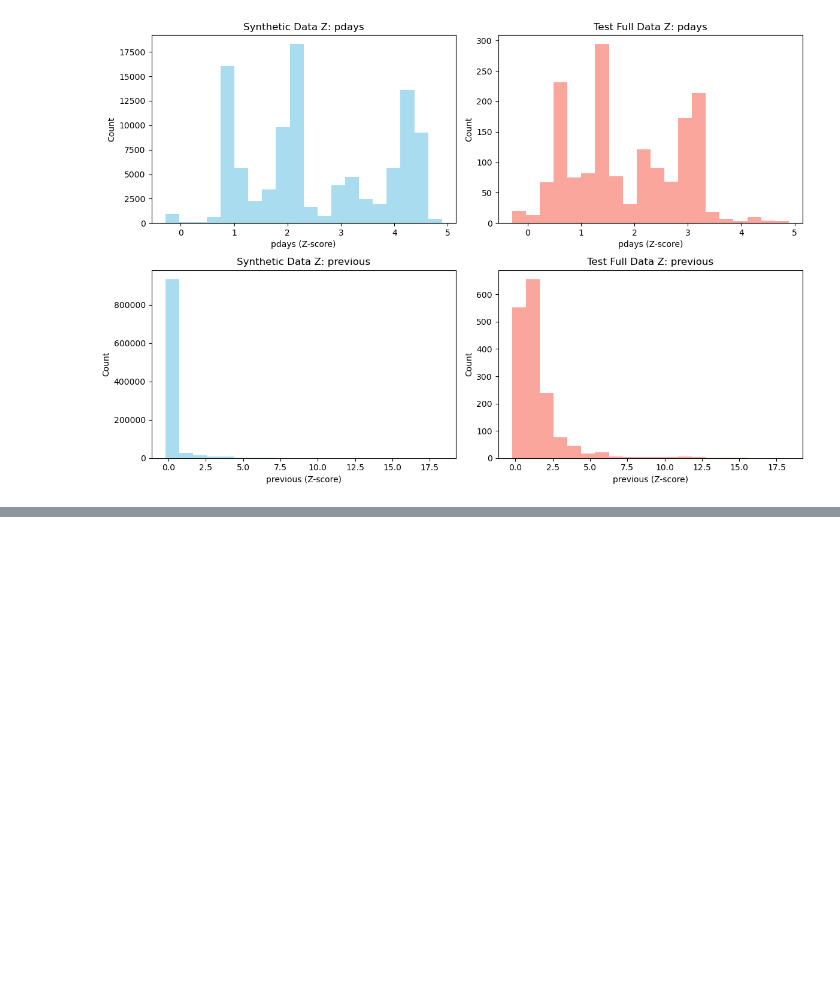
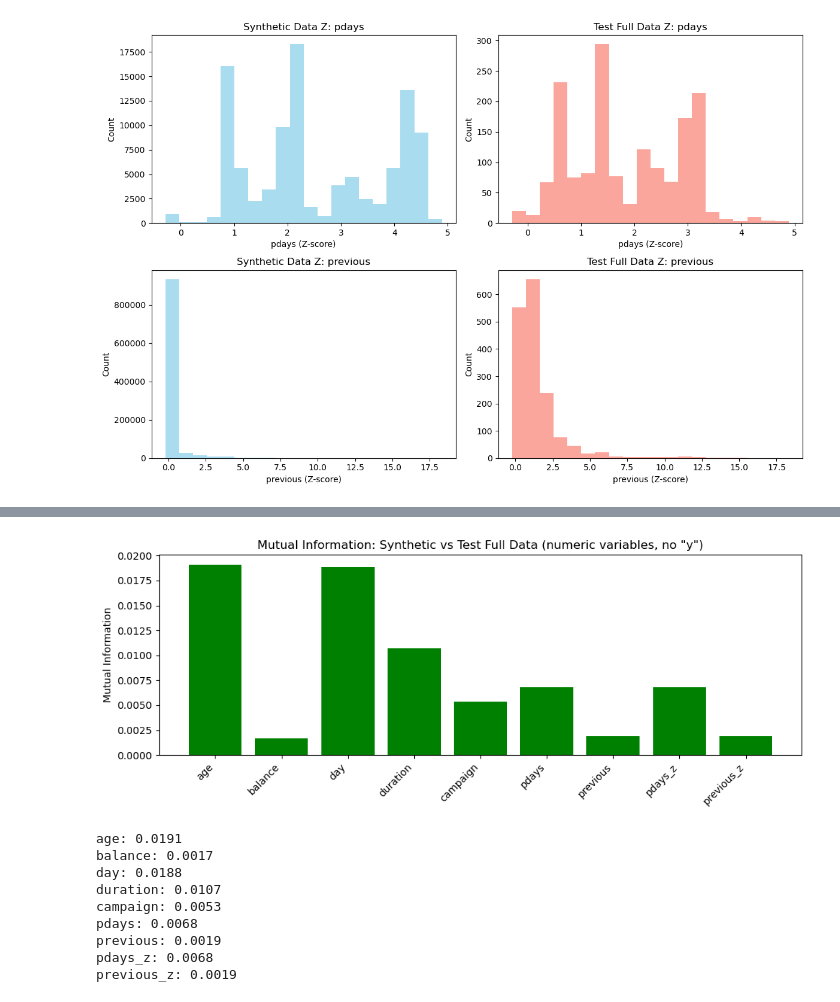
Before and after one commit to hka3rs/WSAI_IITM, a Jupyter notebook: final_project_p5s8/team_9.ipynb, the cells around one changed output, grey strips where cells are left out. Cells and saved outputs as stored; diff of their text form; code cells hidden in the pictures; blank space fills up the shorter version.

```diff
--- a/final_project_p5s8/team_9.ipynb
+++ b/final_project_p5s8/team_9.ipynb
@@ -367,0 +453,44 @@ Difference: 0.0000, Percentage difference: 0.00%
+# %%
+# Calculate and plot Mutual Information between each numerical variable in syndata and its counterpart in test_fulldata (excluding 'y')
+
+from sklearn.metrics import mutual_info_score
+import matplotlib.pyplot as plt
+
+numerical_cols = [col for col in syndata.select_dtypes(include=['int64', 'float64']).columns if col in test_fulldata.columns and col != 'y']
+
+mi_scores = []
+for col in numerical_cols:
+    # Align indices and discretize both columns for MI calculation
+    syn_col = syndata[col].dropna().reset_index(drop=True)
+    test_col = test_fulldata[col].dropna().reset_index(drop=True)
+    min_len = min(len(syn_col), len(test_col))
+    syn_col = syn_col[:min_len]
+    test_col = test_col[:min_len]
+    # Discretize into 20 bins
+    syn_bins = pd.cut(syn_col, bins=20, labels=False)
+    test_bins = pd.cut(test_col, bins=20, labels=False)
+    mi = mutual_info_score(syn_bins, test_bins)
+    mi_scores.append(mi)
+
+plt.figure(figsize=(10, 4))
+plt.bar(numerical_cols, mi_scores, color='green')
+plt.ylabel('Mutual Information')
+plt.title('Mutual Information: Synthetic vs Test Full Data (numeric variables, no "y")')
+plt.xticks(rotation=45, ha='right')
+plt.tight_layout()
+plt.show()
+
+# Print MI scores for reference
+for col, mi in zip(numerical_cols, mi_scores):
+    print(f"{col}: {mi:.4f}")
+# %% [output]
+[figure, added]
+age: 0.0191
+balance: 0.0017
+day: 0.0188
+duration: 0.0107
+campaign: 0.0053
+pdays: 0.0068
+previous: 0.0019
+pdays_z: 0.0068
+previous_z: 0.0019
```
Also changed, not shown: parts of 3 cells of this notebook.
